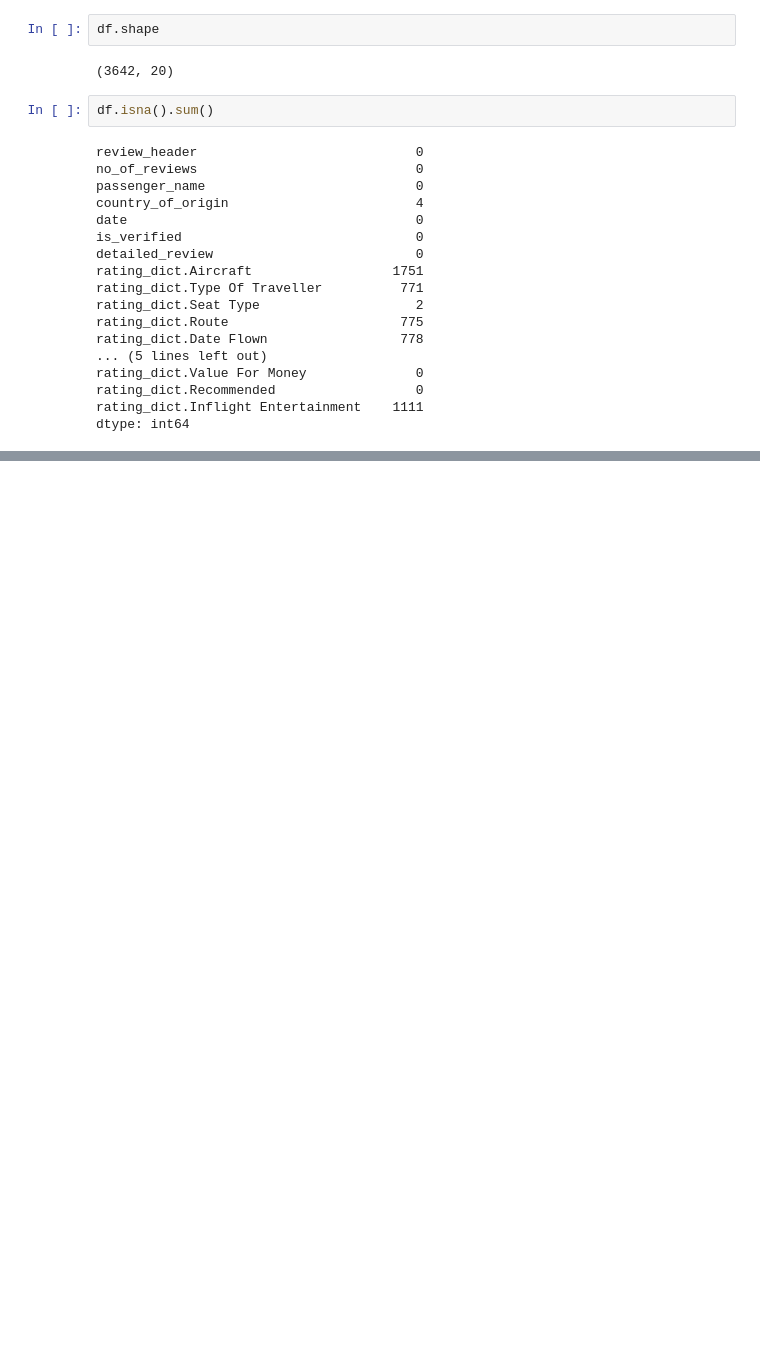
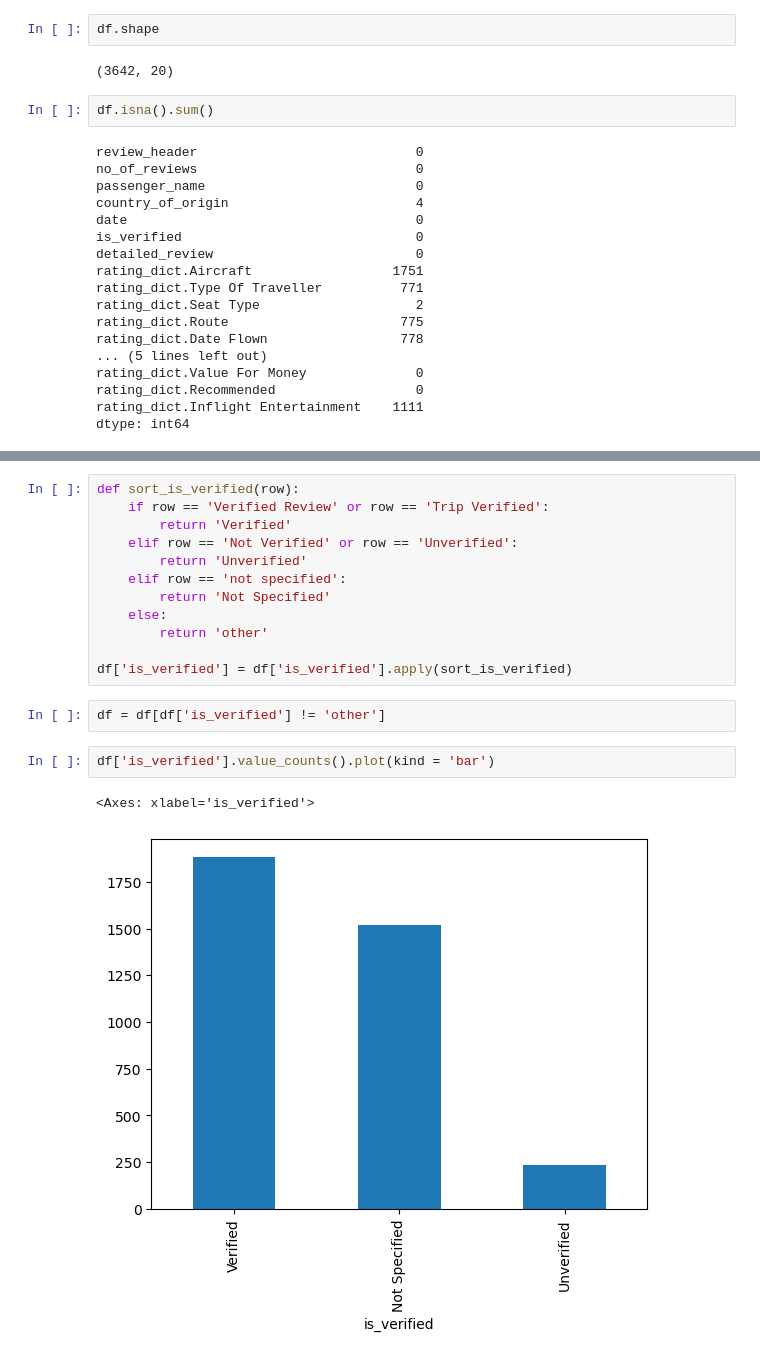
Before and after one commit to Data4i/ML_project_on_British_Airways, a Jupyter notebook: airways.ipynb, the cells around one changed output, grey strips where cells are left out. Cells and saved outputs as stored; diff of their text form; blank space fills up the shorter version.

```diff
--- a/airways.ipynb
+++ b/airways.ipynb
@@ -71,0 +78,19 @@ memory usage: 597.5+ KB
+# %%
+def sort_is_verified(row):
+    if row == 'Verified Review' or row == 'Trip Verified':
+        return 'Verified'
+    elif row == 'Not Verified' or row == 'Unverified':
+        return 'Unverified'
+    elif row == 'not specified':
+        return 'Not Specified'
+    else:
+        return 'other'
+
+df['is_verified'] = df['is_verified'].apply(sort_is_verified)
+# %%
+df = df[df['is_verified'] != 'other']
+# %%
+df['is_verified'].value_counts().plot(kind = 'bar')
+# %% [output]
+<Axes: xlabel='is_verified'>
+[figure, added]
```
Also changed, not shown: parts of 12 cells of this notebook.
